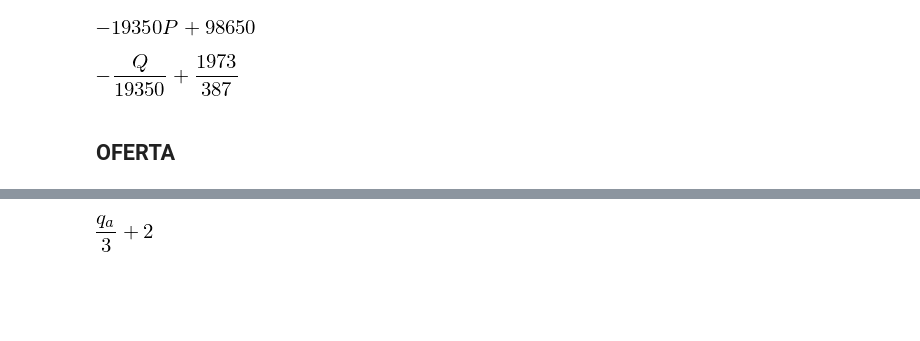
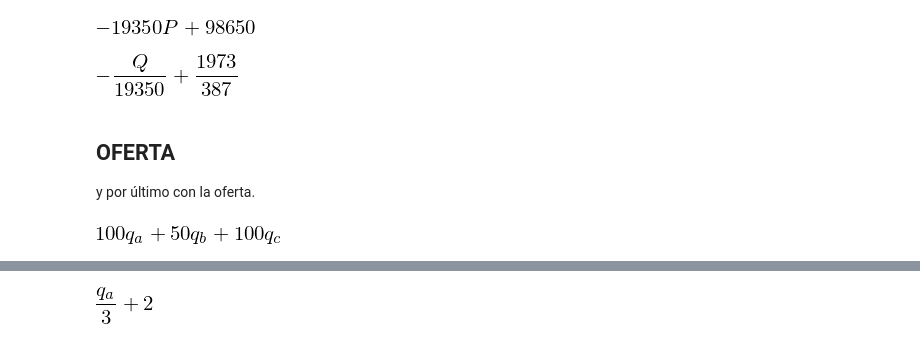
Before and after one commit to mmngreco/jakevdp.github.io-source, a Jupyter notebook: content/downloads/notebooks/competencia.ipynb, the cells around one changed output, grey strips where cells are left out. Cells and saved outputs as stored; diff of their text form; code cells hidden in the pictures; blank space fills up the shorter version.

```diff
--- a/content/downloads/notebooks/competencia.ipynb
+++ b/content/downloads/notebooks/competencia.ipynb
@@ -71,8 +80,13 @@ p_dda = solve(Eq(Q, q_dda), P)[-1]
 p_dda
 # %% [output]
 [figure]
-# %% [markdown]
-## OFERTA
+# %% [markdown]
+## OFERTA
+
+y por último con la oferta.
 # %%
 q_oferta = 100 * qa + 50 * qb + 100 * qc
+q_oferta
+# %% [output]
+[figure, added]
 # %% [markdown]
```
Also changed, not shown: parts of 39 cells of this notebook.
